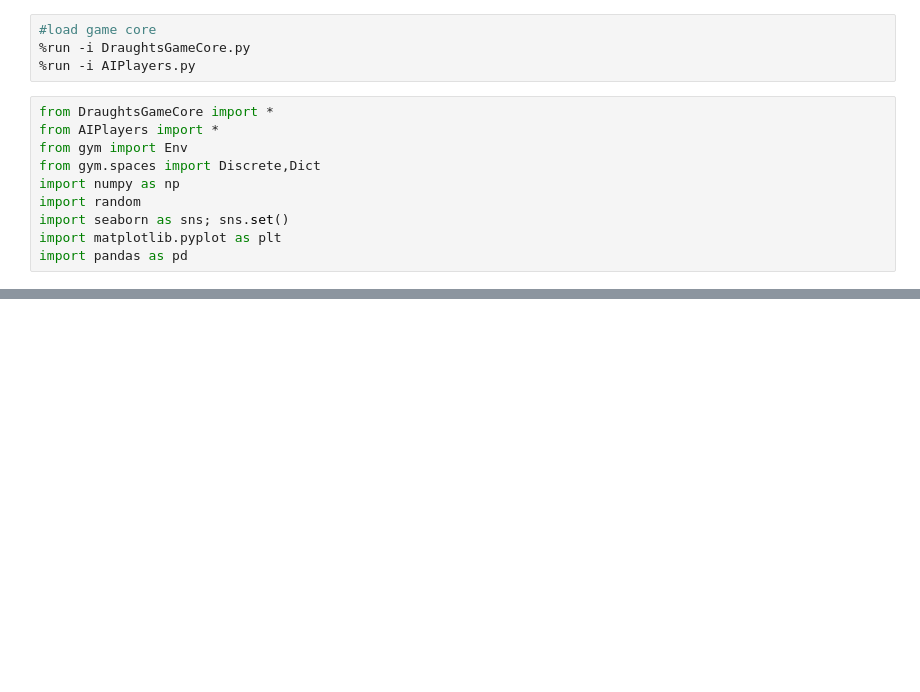
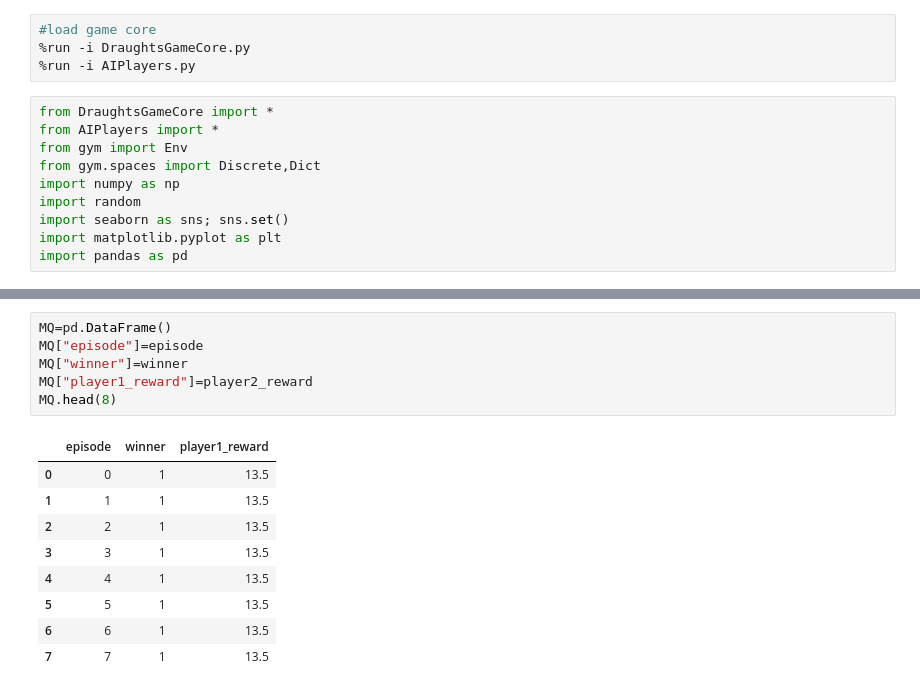
Before and after one commit to realzhangliu/dist, a Jupyter notebook: GymQLearning.ipynb, the cells around one changed output, grey strips where cells are left out. Cells and saved outputs as stored; diff of their text form; blank space fills up the shorter version.

```diff
--- a/GymQLearning.ipynb
+++ b/GymQLearning.ipynb
@@ -306,0 +346,16 @@ Text(0, 0.5, 'Number of games won')
+# %%
+MQ=pd.DataFrame()
+MQ["episode"]=episode
+MQ["winner"]=winner
+MQ["player1_reward"]=player2_reward
+MQ.head(8)
+# %% [output]
+|  | episode | winner | player1_reward |
+| 0 | 0 | 1 | 13.5 |
+| 1 | 1 | 1 | 13.5 |
+| 2 | 2 | 1 | 13.5 |
+| 3 | 3 | 1 | 13.5 |
+| 4 | 4 | 1 | 13.5 |
+| 5 | 5 | 1 | 13.5 |
+| 6 | 6 | 1 | 13.5 |
+| 7 | 7 | 1 | 13.5 |
```
Also changed, not shown: parts of 11 cells of this notebook, 5 other files.
